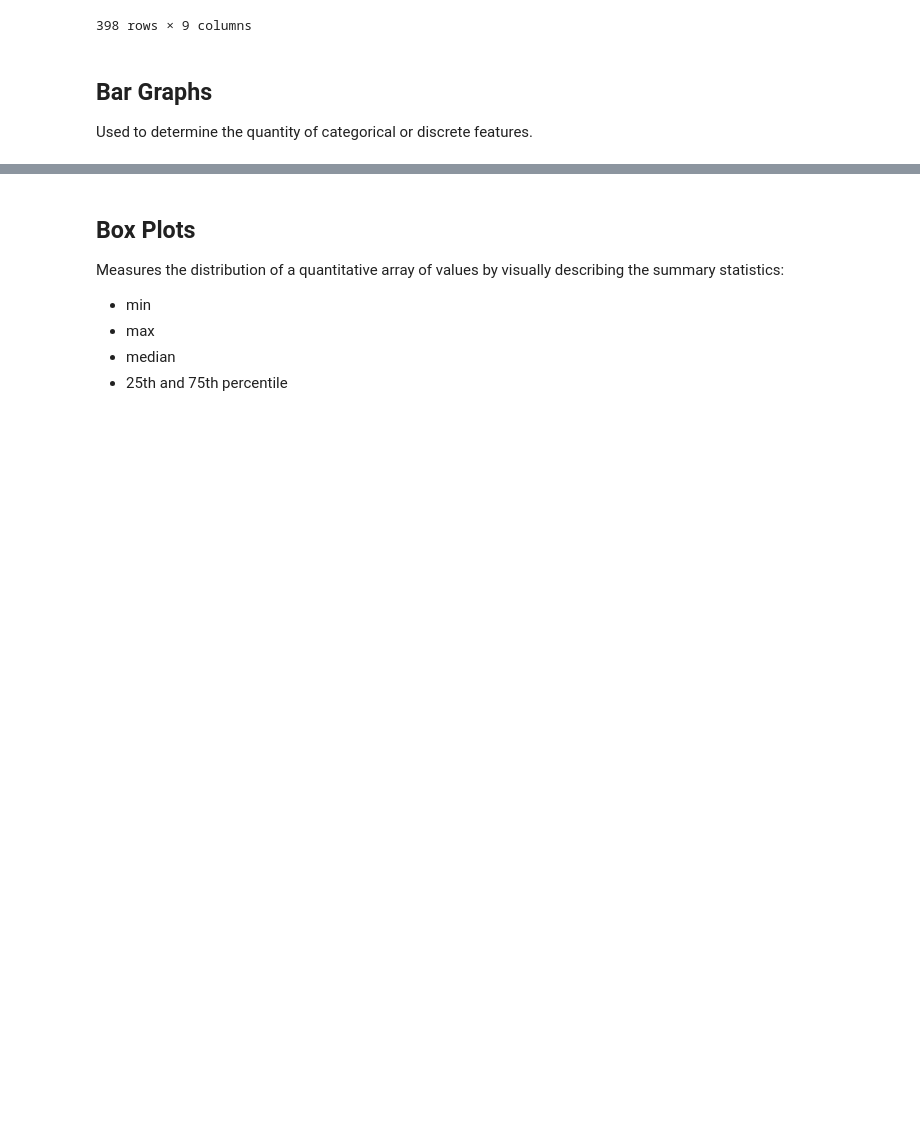
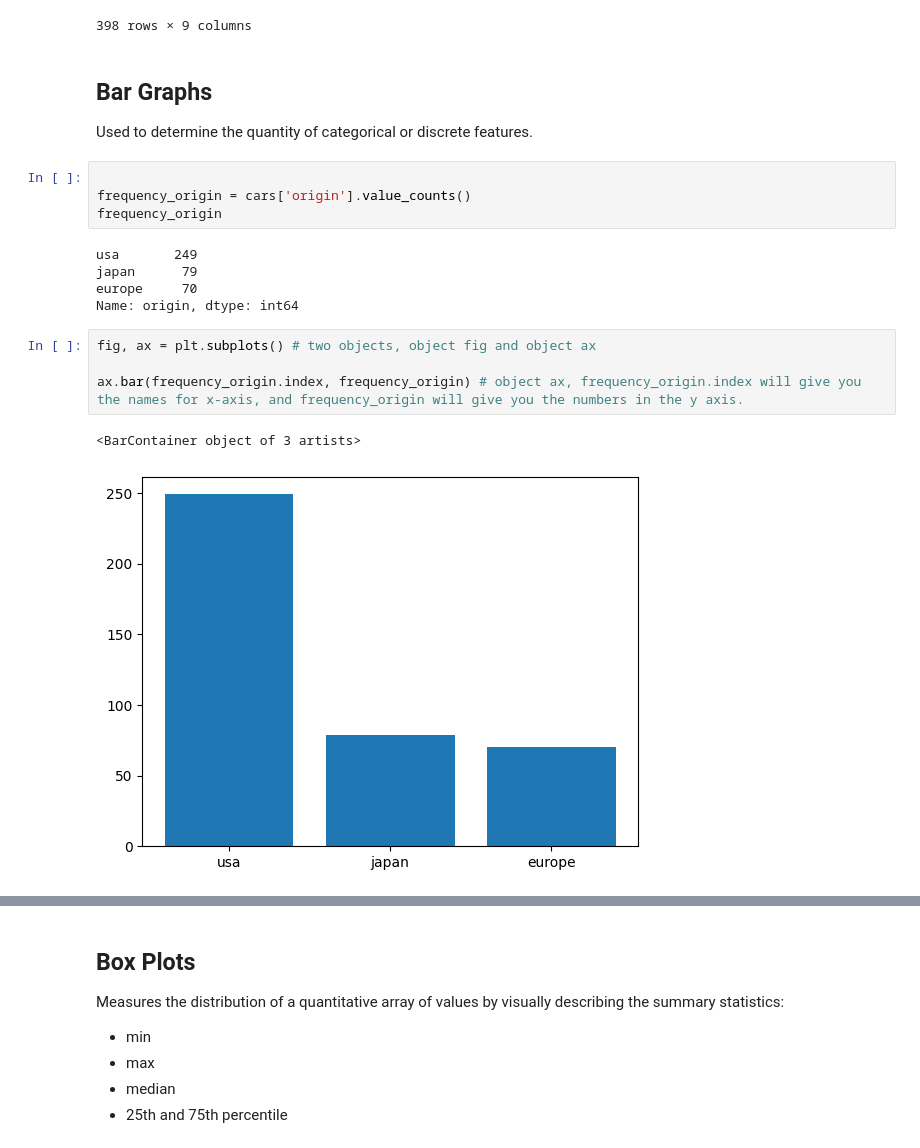
Before and after one commit to tsangrebecca/BloomTech, a Jupyter notebook: Orientation/DS_Fundamentals_Visualizations.ipynb, the cells around one changed output, grey strips where cells are left out. Cells and saved outputs as stored; diff of their text form; blank space fills up the shorter version.

```diff
--- a/Orientation/DS_Fundamentals_Visualizations.ipynb
+++ b/Orientation/DS_Fundamentals_Visualizations.ipynb
@@ -31,3 +31,19 @@ cars
 # %% [markdown]
 ## Bar Graphs
 Used to determine the quantity of categorical or discrete features.
+# %%
+
+frequency_origin = cars['origin'].value_counts()
+frequency_origin
+# %% [output]
+usa       249
+japan      79
+europe     70
+Name: origin, dtype: int64
+# %%
+fig, ax = plt.subplots() # two objects, object fig and object ax
+
+ax.bar(frequency_origin.index, frequency_origin) # object ax, frequency_origin.index will give you the names for x-axis, and frequency_origin will give you the numbers in the y axis.
+# %% [output]
+<BarContainer object of 3 artists>
+[figure, added]
```
Also changed, not shown: parts of 8 cells of this notebook.
